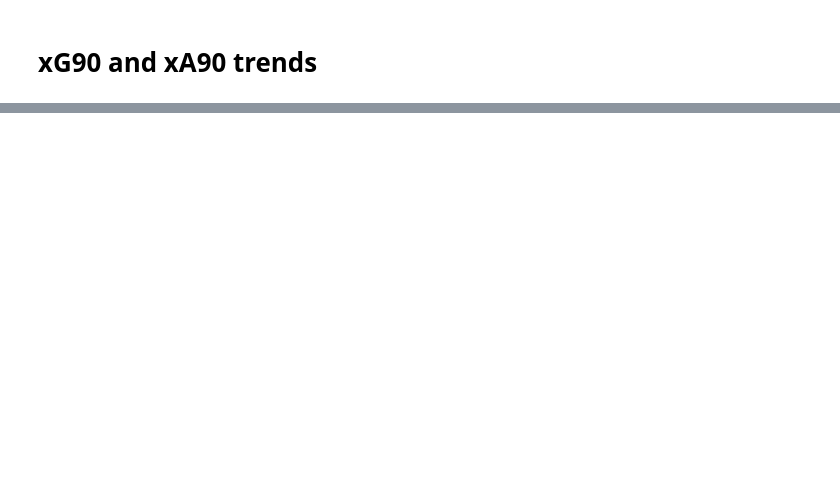
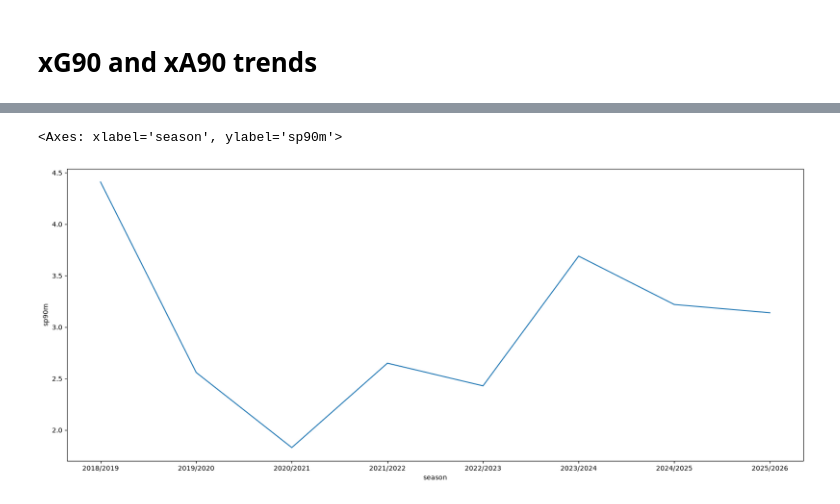
Before and after one commit to ATG0P/Real-Madrid-Analytical-Club, a Jupyter notebook: Vini_jr_laliga_stats.ipynb, the cells around one changed output, grey strips where cells are left out. Drawn from its saved outputs; the diff is of its cells as text; code cells hidden in the pictures; blank space fills up the shorter version.

```diff
--- a/Vini_jr_laliga_stats.ipynb
+++ b/Vini_jr_laliga_stats.ipynb
@@ -225,0 +247,11 @@ ROUGH WORK
+# %%
+plt.figure(figsize=(20,8))
+sns.lineplot(
+    data=df.sort_values('season'),
+    x='season',
+    y='sp90m',
+    markers='o'
+)
+# %% [output]
+<Axes: xlabel='season', ylabel='sp90m'>
+[figure, added]
```
Also changed, not shown: parts of 16 cells of this notebook.
